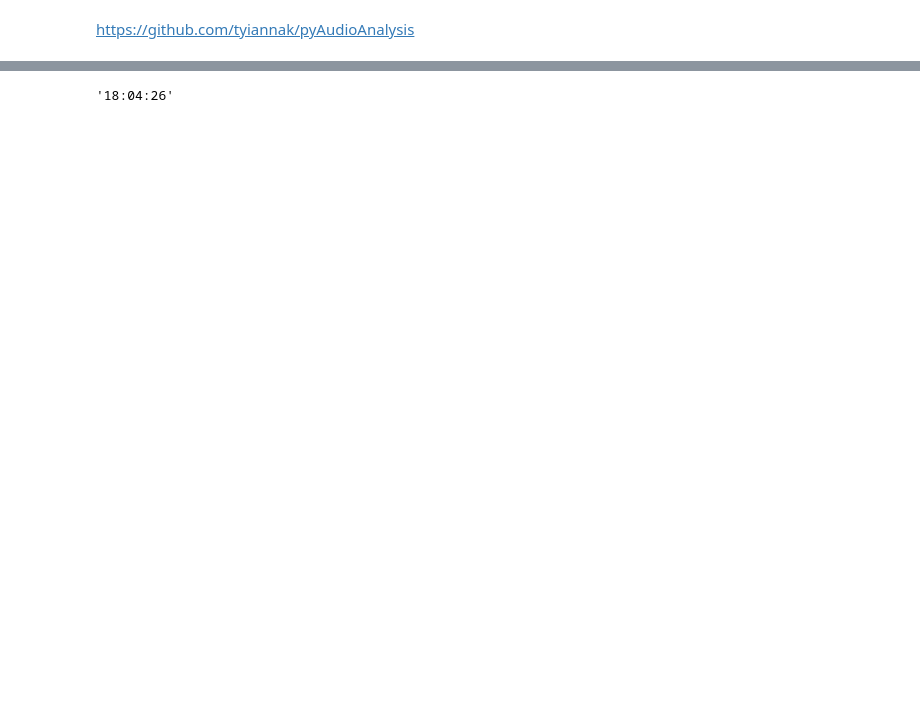
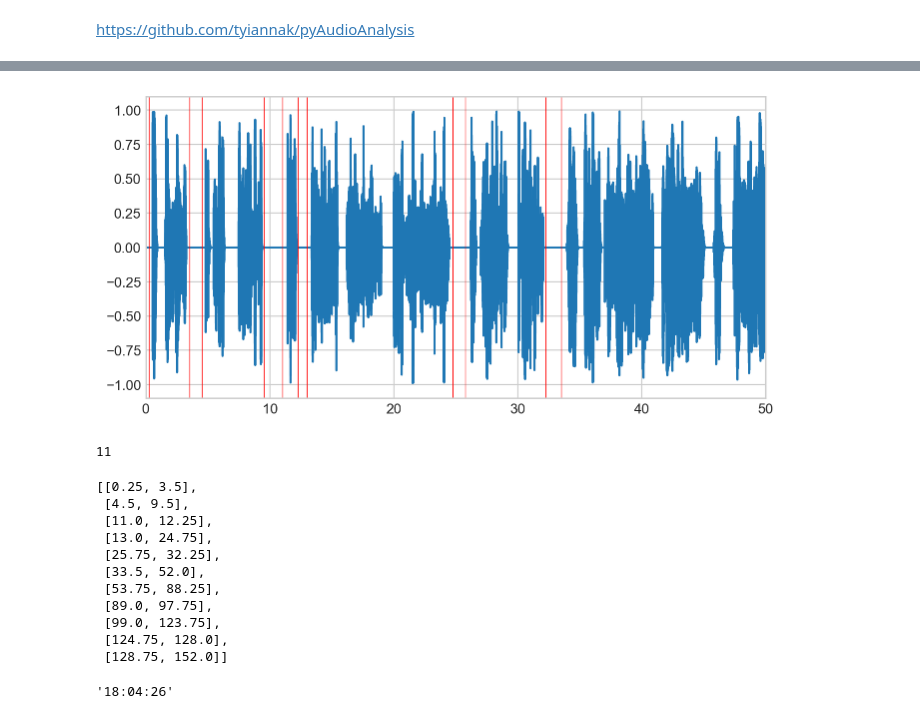
Before and after one commit to geraldgong/speech_shadowing, a Jupyter notebook: speech_shadowing.ipynb, the cells around one changed output, grey strips where cells are left out. Drawn from its saved outputs; the diff is of its cells as text; code cells hidden in the pictures; blank space fills up the shorter version.

```diff
--- a/speech_shadowing.ipynb
+++ b/speech_shadowing.ipynb
@@ -37,3 +298,21 @@ plt.show()
+# %%
+segments = silence_removal(data[:,0], fs, 0.5, 0.25, 1, 0.1, True)
+print(len(segments))
+segments
+# %% [output]
+[figure, added]
+11
+[[0.25, 3.5],
+ [4.5, 9.5],
+ [11.0, 12.25],
+ [13.0, 24.75],
+ [25.75, 32.25],
+ [33.5, 52.0],
+ [53.75, 88.25],
+ [89.0, 97.75],
+ [99.0, 123.75],
+ [124.75, 128.0],
+ [128.75, 152.0]]
 # %%
 # str(datetime.timedelta(seconds=65066))
 # apt-get install ffmpeg libavcodec-extra
```
Also changed, not shown: parts of 6 cells of this notebook, 2 other files.
